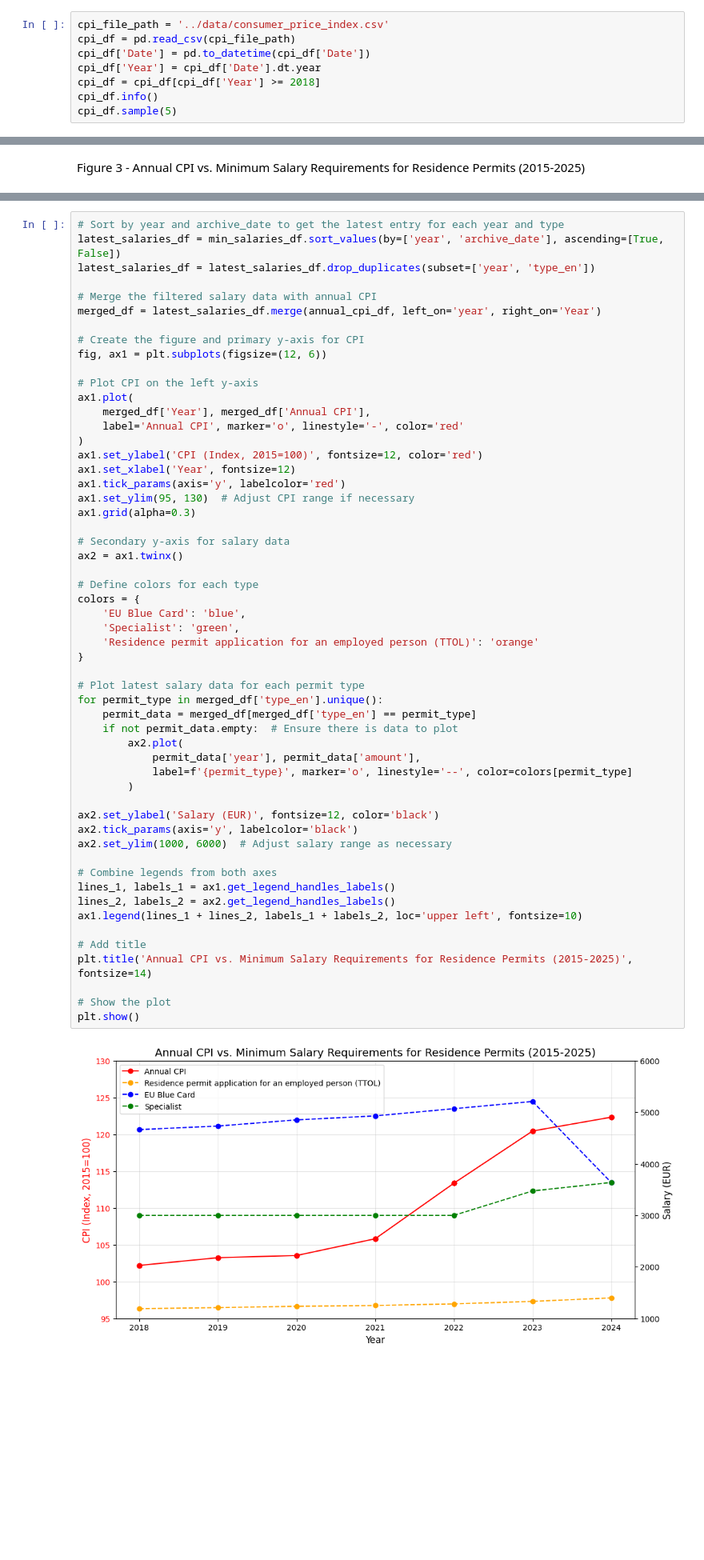
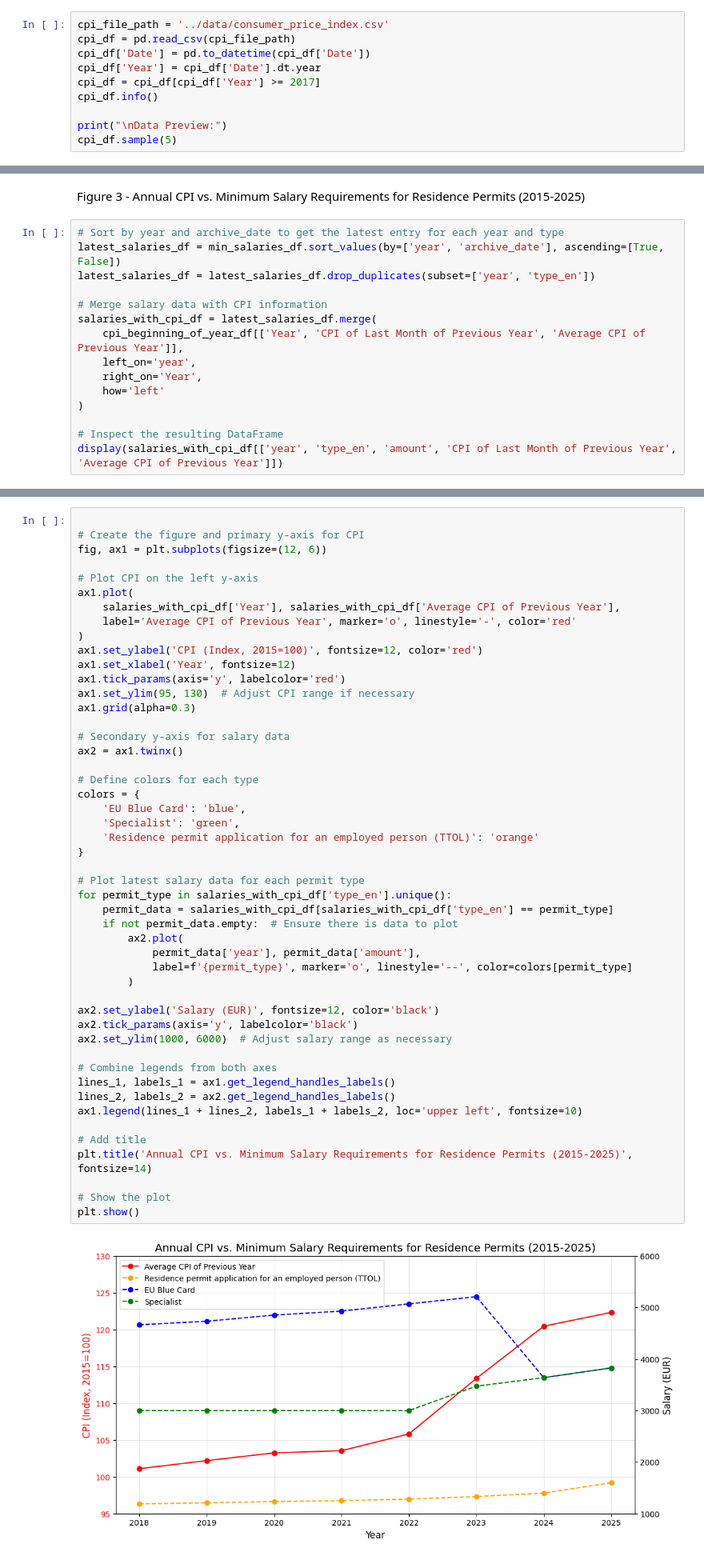
Before and after one commit to armanatory/DATA-MigriAnalysis, a Jupyter notebook: notebooks/Migri_Salary_Comparison_2018_2025.ipynb, the cells around one changed output, grey strips where cells are left out. Shown at 80% size. Drawn from its saved outputs; the diff is of its cells as text; blank space fills up the shorter version.

Commit message:
Adjust salaries to the latest CPI and start part 4

```diff
--- a/notebooks/Migri_Salary_Comparison_2018_2025.ipynb
+++ b/notebooks/Migri_Salary_Comparison_2018_2025.ipynb
@@ -121,8 +121,10 @@ cpi_file_path = '../data/consumer_price_index.csv'
 cpi_df = pd.read_csv(cpi_file_path)
 cpi_df['Date'] = pd.to_datetime(cpi_df['Date'])
 cpi_df['Year'] = cpi_df['Date'].dt.year
-cpi_df = cpi_df[cpi_df['Year'] >= 2018]
+cpi_df = cpi_df[cpi_df['Year'] >= 2017]
 cpi_df.info()
+
+print("\nData Preview:")
 cpi_df.sample(5)
 # %% [output]
 <class 'pandas.core.frame.DataFrame'>
@@ -198,2 +254,17 @@ plt.show()
 # %% [markdown]
 Figure 3 - Annual CPI vs. Minimum Salary Requirements for Residence Permits (2015-2025)
+# %%
+# Sort by year and archive_date to get the latest entry for each year and type
+latest_salaries_df = min_salaries_df.sort_values(by=['year', 'archive_date'], ascending=[True, False])
+latest_salaries_df = latest_salaries_df.drop_duplicates(subset=['year', 'type_en'])
+
+# Merge salary data with CPI information
+salaries_with_cpi_df = latest_salaries_df.merge(
+    cpi_beginning_of_year_df[['Year', 'CPI of Last Month of Previous Year', 'Average CPI of Previous Year']],
+    left_on='year',
+    right_on='Year',
+    how='left'
+)
+
+# Inspect the resulting DataFrame
+display(salaries_with_cpi_df[['year', 'type_en', 'amount', 'CPI of Last Month of Previous Year', 'Average CPI of Previous Year']])
@@ -200,18 +289,12 @@ Figure 3 - Annual CPI vs. Minimum Salary Requirements for Residence Permits (201
 # %%
-# Sort by year and archive_date to get the latest entry for each year and type
-latest_salaries_df = min_salaries_df.sort_values(by=['year', 'archive_date'], ascending=[True, False])
-latest_salaries_df = latest_salaries_df.drop_duplicates(subset=['year', 'type_en'])
-
-# Merge the filtered salary data with annual CPI
-merged_df = latest_salaries_df.merge(annual_cpi_df, left_on='year', right_on='Year')
 
 # Create the figure and primary y-axis for CPI
 fig, ax1 = plt.subplots(figsize=(12, 6))
 
 # Plot CPI on the left y-axis
 ax1.plot(
-    merged_df['Year'], merged_df['Annual CPI'],
-    label='Annual CPI', marker='o', linestyle='-', color='red'
+    salaries_with_cpi_df['Year'], salaries_with_cpi_df['Average CPI of Previous Year'],
+    label='Average CPI of Previous Year', marker='o', linestyle='-', color='red'
 )
 ax1.set_ylabel('CPI (Index, 2015=100)', fontsize=12, color='red')
 ax1.set_xlabel('Year', fontsize=12)
@@ -224,33 +307,33 @@ ax2 = ax1.twinx()
 
 # Define colors for each type
 colors = {
     'EU Blue Card': 'blue',
     'Specialist': 'green',
     'Residence permit application for an employed person (TTOL)': 'orange'
 }
 
 # Plot latest salary data for each permit type
-for permit_type in merged_df['type_en'].unique():
-    permit_data = merged_df[merged_df['type_en'] == permit_type]
+for permit_type in salaries_with_cpi_df['type_en'].unique():
+    permit_data = salaries_with_cpi_df[salaries_with_cpi_df['type_en'] == permit_type]
     if not permit_data.empty:  # Ensure there is data to plot
         ax2.plot(
             permit_data['year'], permit_data['amount'],
             label=f'{permit_type}', marker='o', linestyle='--', color=colors[permit_type]
         )
 
 ax2.set_ylabel('Salary (EUR)', fontsize=12, color='black')
 ax2.tick_params(axis='y', labelcolor='black')
 ax2.set_ylim(1000, 6000)  # Adjust salary range as necessary
 
 # Combine legends from both axes
 lines_1, labels_1 = ax1.get_legend_handles_labels()
 lines_2, labels_2 = ax2.get_legend_handles_labels()
 ax1.legend(lines_1 + lines_2, labels_1 + labels_2, loc='upper left', fontsize=10)
 
 # Add title
 plt.title('Annual CPI vs. Minimum Salary Requirements for Residence Permits (2015-2025)', fontsize=14)
 
 # Show the plot
 plt.show()
 # %% [output]
-[figure, old version]
+[figure, new version]
```
Also changed, not shown: parts of 13 cells of this notebook.
